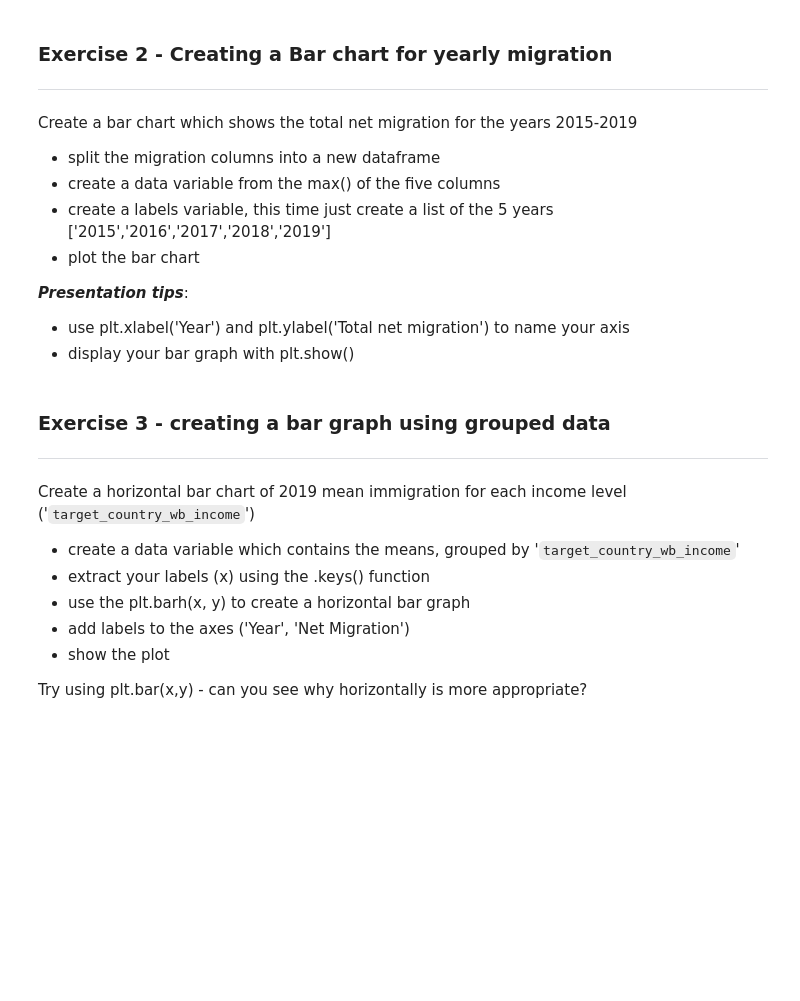
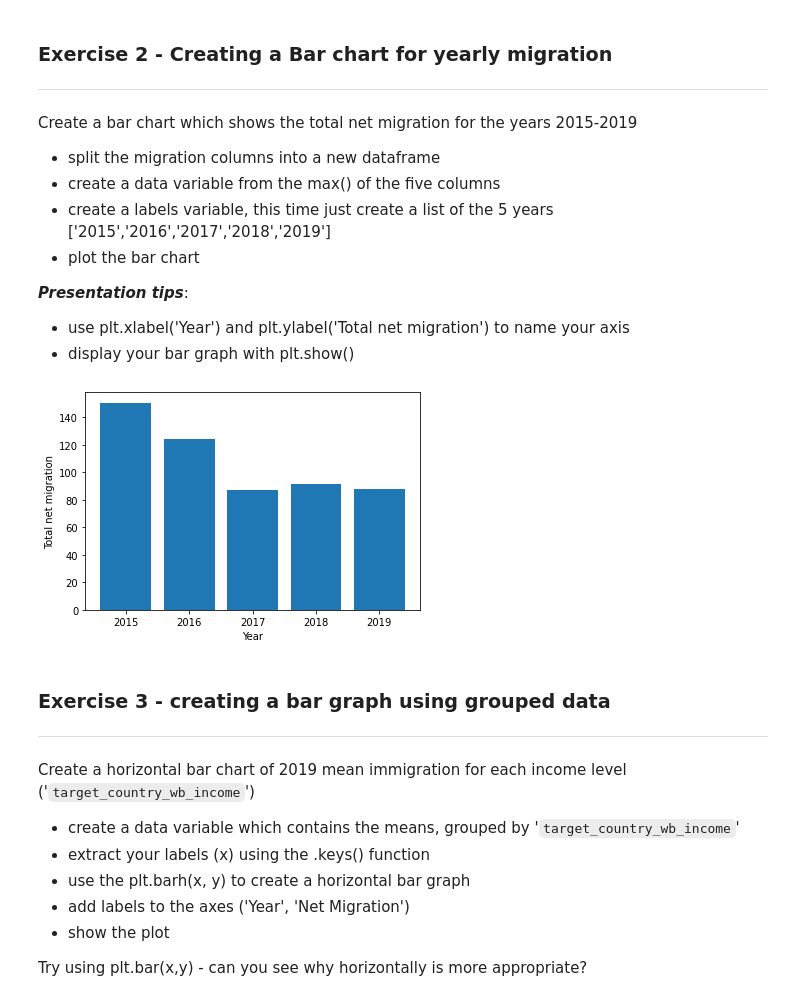
Before and after one commit to nacarvalentina/python-fundamentals, a Jupyter notebook: VN_7_1_Visualisation_with_matplotlib.ipynb, the cells around one changed output. Drawn from its saved outputs; the diff is of its cells as text; code cells hidden in the pictures; blank space fills up the shorter version.

```diff
--- a/VN_7_1_Visualisation_with_matplotlib.ipynb
+++ b/VN_7_1_Visualisation_with_matplotlib.ipynb
@@ -78,6 +130,27 @@ Create a bar chart which shows the total net migration for the years 2015-2019
 ***Presentation tips***:
 * use plt.xlabel('Year') and plt.ylabel('Total net migration') to name your axis
 * display your bar graph with plt.show()
+# %%
+import matplotlib.pyplot as plt
+# Create a bar chart which shows the total net migration for the years 2015-2019
+# split the migration columns into a new dataframe
+tot_mig=net_mig[['net_per_10K_2015','net_per_10K_2016','net_per_10K_2017','net_per_10K_2018','net_per_10K_2019']]
+
+# create a data variable from the max() of the five columns
+tot_mig=tot_mig.max()
+tot_mig
+# create a labels variable, this time just create a list of the 5 years ['2015','2016','2017','2018','2019']
+labels=['2015','2016','2017','2018','2019']
+labels
+#print(tot_mig)
+# plot the bar chart
+plt.xlabel('Year')#label the axis
+plt.ylabel('Total net migration')
+
+plt.bar(labels,tot_mig)
+plt.show()
+# %% [output]
+[figure, added]
 # %% [markdown]
 ### Exercise 3 - creating a bar graph using grouped data
 ---
```
Also changed, not shown: parts of 6 cells of this notebook.
